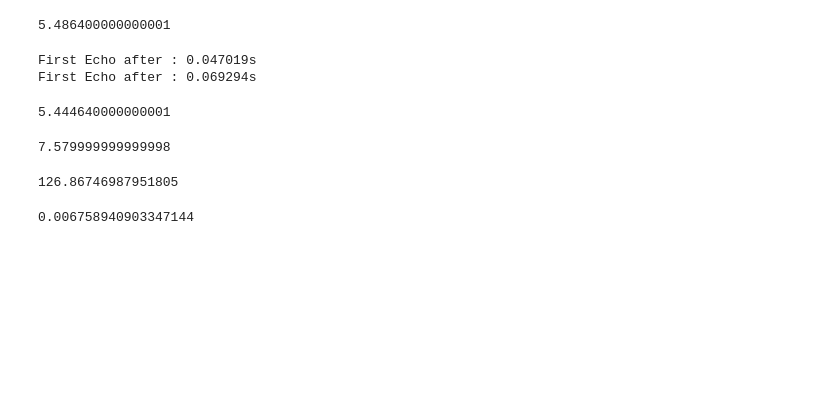
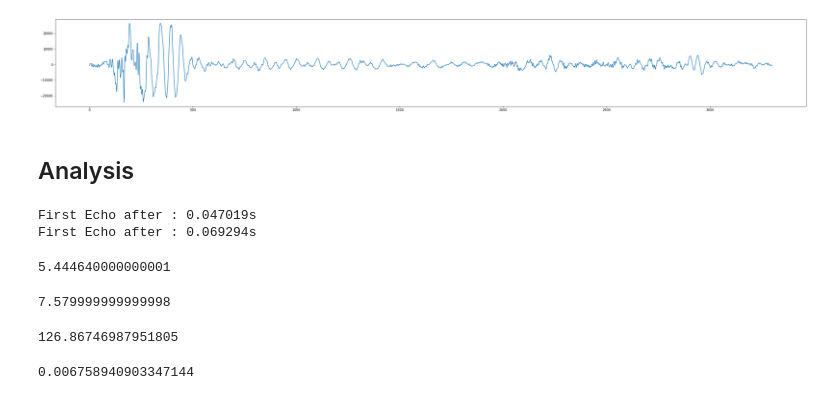
Before and after one commit to jimytim/TSMeter, a Jupyter notebook: Speed_Computation.ipynb, the cells around one changed output. Drawn from its saved outputs; the diff is of its cells as text; code cells hidden in the pictures; blank space fills up the shorter version.

Commit message:
Added audio reading

```diff
--- a/Speed_Computation.ipynb
+++ b/Speed_Computation.ipynb
@@ -2,0 +10,4 @@ import numpy as np
+# %%
+FFMPEG_BIN_PATH = "./ffmpeg-4.1.4-macos64-static/bin/"
+# %%
+audio_path = "Audio/Voix_190716.3gp"
@@ -3,12 +23,36 @@ import numpy as np
+# %%
+def get_buffer_size_from_duration(duration_string, sampling_rate, offset=500):
+    from datetime import datetime
+    dtime = datetime.strptime("00:02:02.18", "%H:%M:%S.%f")
+    total_second = dtime.minute * 60 + dtime.second + (dtime.microsecond / 10**6)
+    sample_number = total_second * sampling_rate + offset
+    buffer_size = int(sample_number) * 2
+    return buffer_size
+# %%
+command = "{ffmpeg} -i {audio_file} -f {format} -ar 44100 -ac 1 -".format(ffmpeg=os.path.join(FFMPEG_BIN_PATH,'ffmpeg'),
+                                                           audio_file=audio_path,
+                                                           format='s16le')
+buffersize = get_buffer_size_from_duration("00:02:02.18", 44100)
+pipe = subprocess.Popen(command.split(), stdout=subprocess.PIPE, stderr=open(os.devnull, 'w'),
+                        bufsize=buffersize)
+raw = pipe.stdout.read(buffersize)
+audio = np.frombuffer(raw, dtype=np.int16)
+# %%
+# full_1 = audio[490000:520000]
+frappe_1 = audio[491200:494500]
+plt.plot(frappe_1)
+plt.xlim = 0
+fig = plt.gcf()
+fig.set_size_inches(42,5)
+# %% [output]
+[figure, added]
+# %% [markdown]
+## Analysis
 # %%
 sound_speed = 340.29
 # %%
 def convert_ft_to_m(feets):
     return feets * 0.3048
-# %%
-convert_ft_to_m(18)
-# %% [output]
-5.486400000000001
 # %%
 def pixel_distance(l, h):
     return np.sqrt(l**2 + h**2)
```
Also changed, not shown: parts of 5 cells of this notebook.
